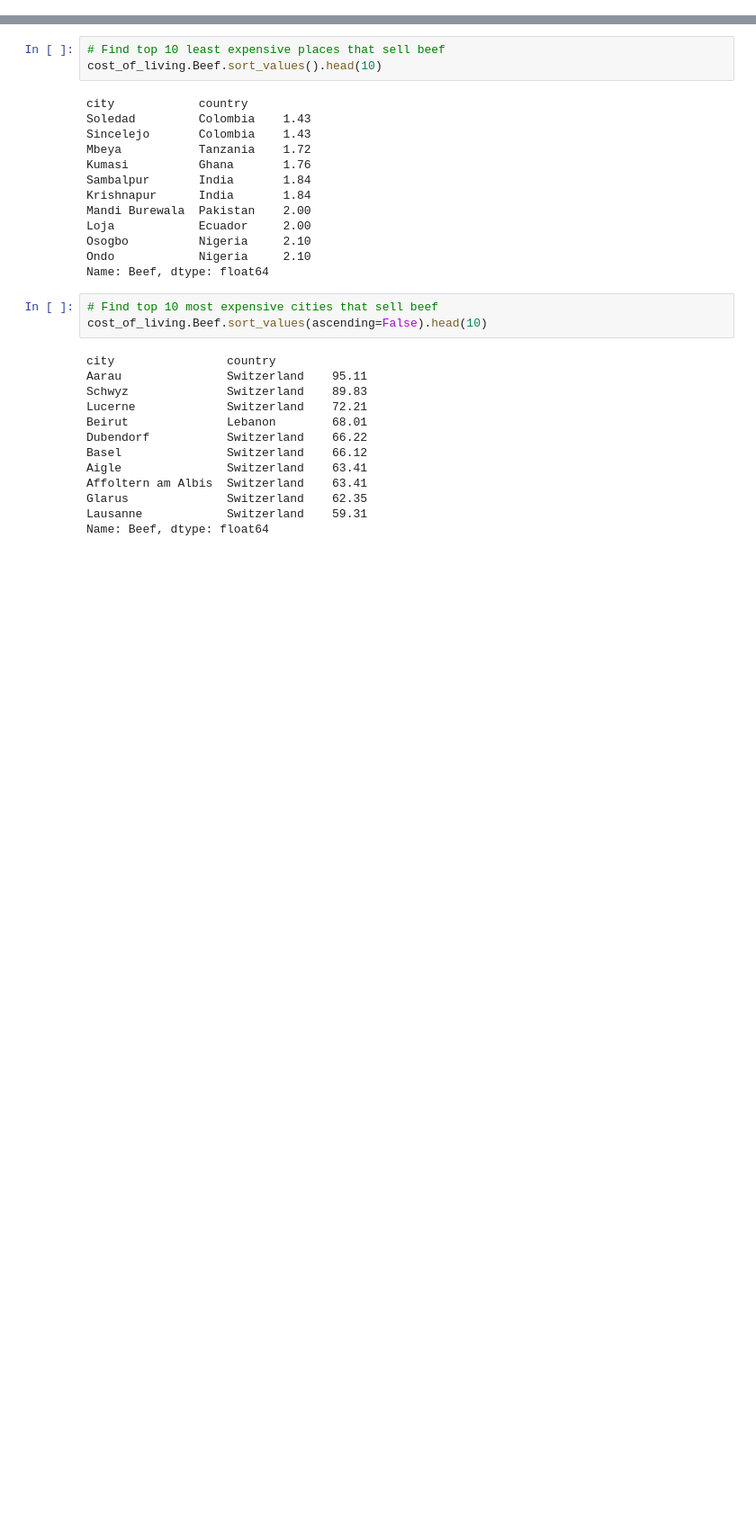
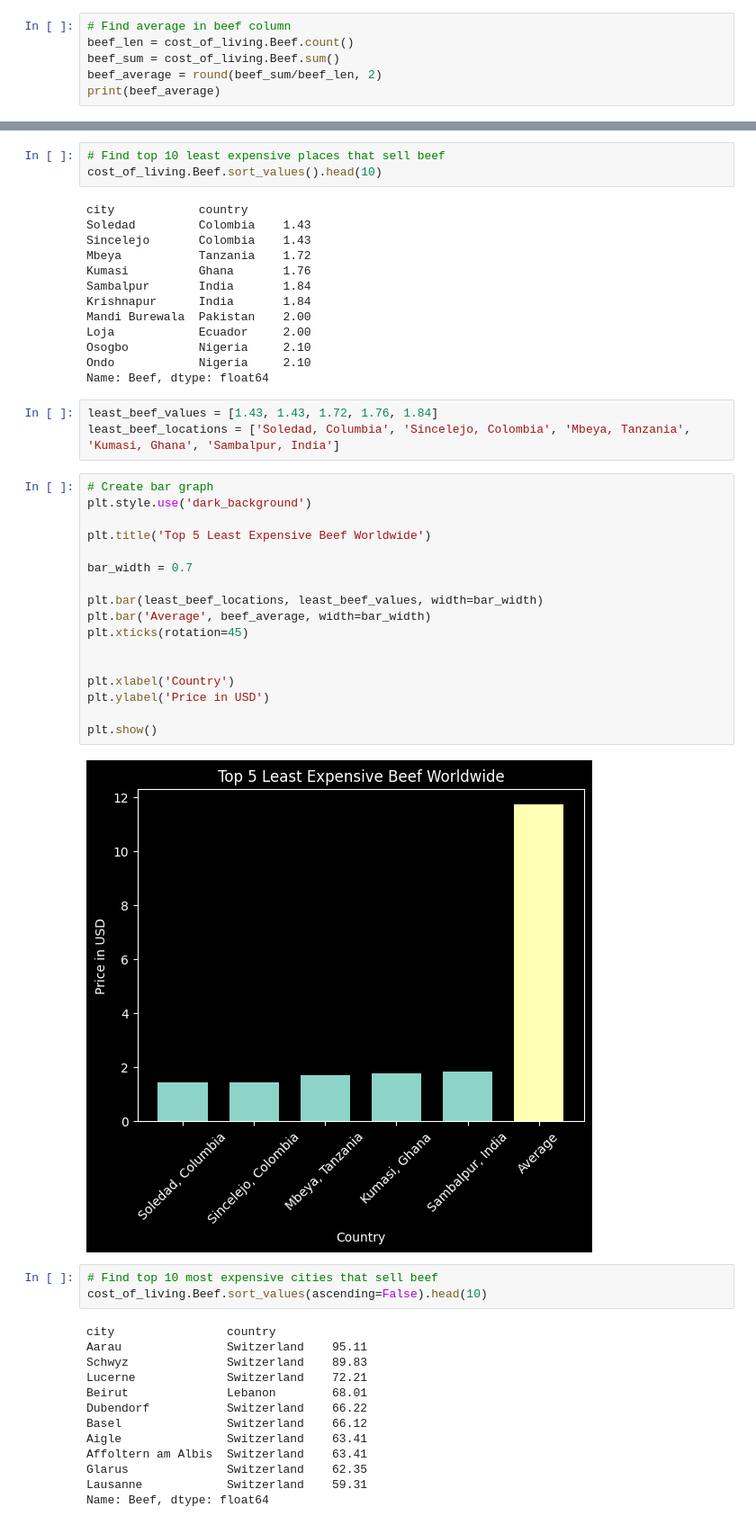
Before and after one commit to philiprobertovich/team-week-project, a Jupyter notebook: phil-project.ipynb, the cells around one changed output, grey strips where cells are left out. Shown at 90% size. Drawn from its saved outputs; the diff is of its cells as text; blank space fills up the shorter version.

Commit message:
find average of beef column and add 2 bar graph.

```diff
--- a/phil-project.ipynb
+++ b/phil-project.ipynb
@@ -1080,3 +1080,9 @@ plt.ylabel('Price in USD')
 plt.show()
 # %% [output]
 [figure]
+# %%
+# Find average in beef column
+beef_len = cost_of_living.Beef.count()
+beef_sum = cost_of_living.Beef.sum()
+beef_average = round(beef_sum/beef_len, 2)
+print(beef_average)
@@ -1122,6 +1130,28 @@ Loja            Ecuador     2.00
 Osogbo          Nigeria     2.10
 Ondo            Nigeria     2.10
 Name: Beef, dtype: float64
+# %%
+least_beef_values = [1.43, 1.43, 1.72, 1.76, 1.84]
+least_beef_locations = ['Soledad, Columbia', 'Sincelejo, Colombia', 'Mbeya, Tanzania', 'Kumasi, Ghana', 'Sambalpur, India']
+# %%
+# Create bar graph
+plt.style.use('dark_background')
+
+plt.title('Top 5 Least Expensive Beef Worldwide')
+
+bar_width = 0.7
+
+plt.bar(least_beef_locations, least_beef_values, width=bar_width)
+plt.bar('Average', beef_average, width=bar_width)
+plt.xticks(rotation=45)
+
+
+plt.xlabel('Country')
+plt.ylabel('Price in USD')
+
+plt.show()
+# %% [output]
+[figure, added]
 # %%
 # Find top 10 most expensive cities that sell beef
 cost_of_living.Beef.sort_values(ascending=False).head(10)
```
Also changed, not shown: parts of 3 cells of this notebook.
